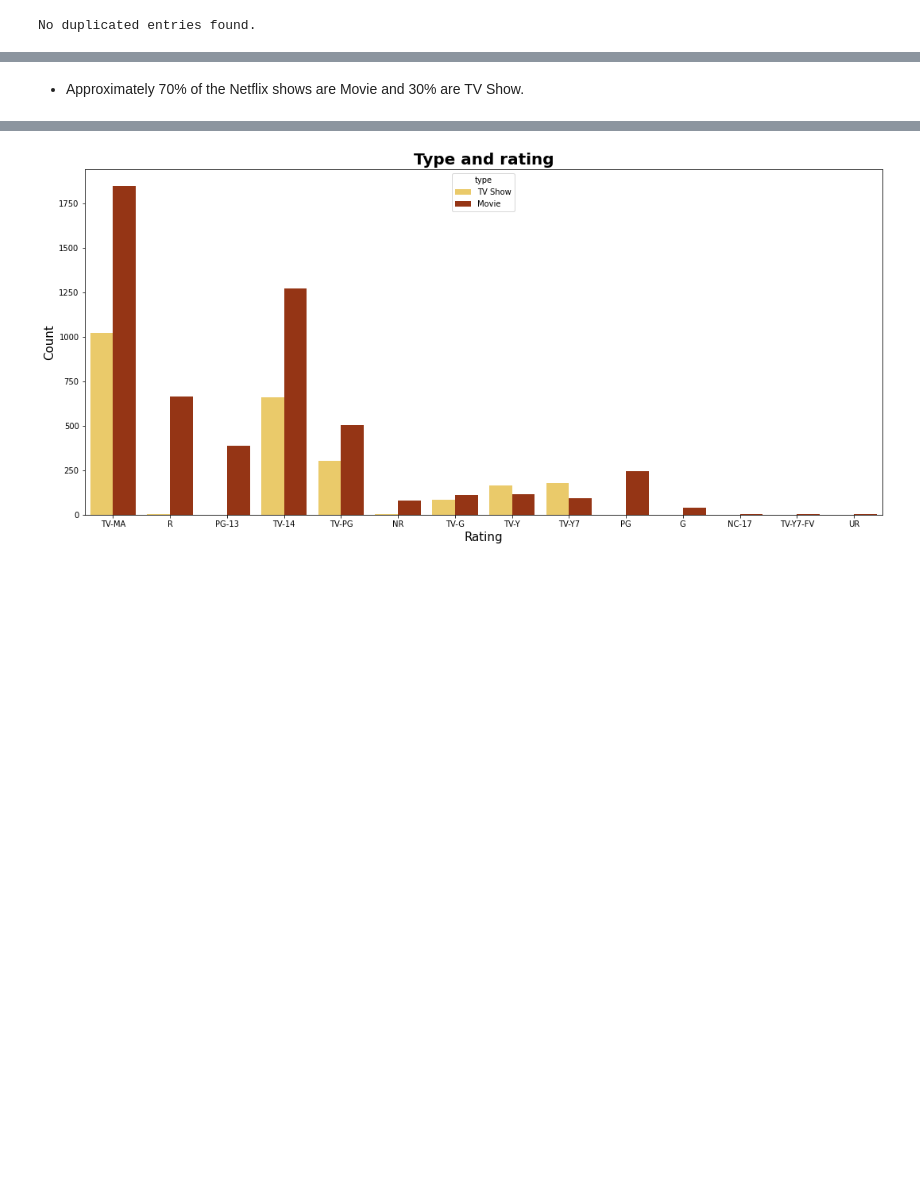
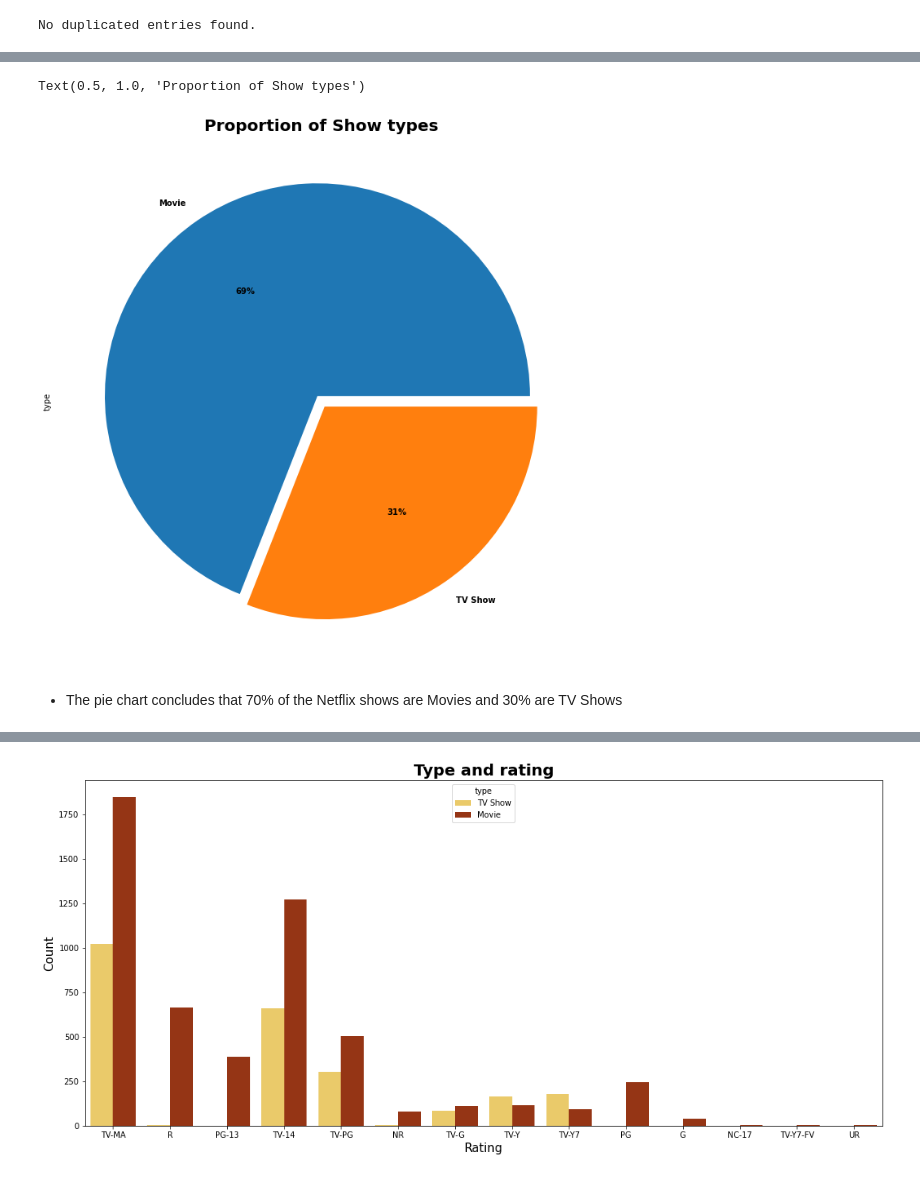
Before and after one commit to aksfasale/NETFLIX-MOVIES-AND-TV-SHOWS-CLUSTERING, a Jupyter notebook: NETFLIX_MOVIES_AND_TV_SHOWS_CLUSTERING.ipynb, the cells around one changed output, grey strips where cells are left out. Drawn from its saved outputs; the diff is of its cells as text; code cells hidden in the pictures; blank space fills up the shorter version.

```diff
--- a/NETFLIX_MOVIES_AND_TV_SHOWS_CLUSTERING.ipynb
+++ b/NETFLIX_MOVIES_AND_TV_SHOWS_CLUSTERING.ipynb
@@ -245,6 +227,16 @@ py.iplot(fig, filename='pie_chart_subplots')
+# %%
+# type analysis
+typ =netflix_df['type'].value_counts()
+typ.plot.pie(x='TV Shows', y ='Movies',autopct='%1.0f%%',textprops={'weight': 'bold'},figsize =(12,12),explode =[0.03]*2, )
+plt.title('Proportion of Show types',fontweight="bold", size=20)
+# %% [output]
+Text(0.5, 1.0, 'Proportion of Show types')
+[figure, added]
 # %% [markdown]
 
-*   Approximately 70% of the Netflix shows are Movie and 30% are TV Show.
+
+
+*   The pie chart concludes that 70% of the Netflix shows are Movies and 30% are TV Shows
 # %%
 # Show type vs Rating
 
```
Also changed, not shown: parts of 2 cells of this notebook.
